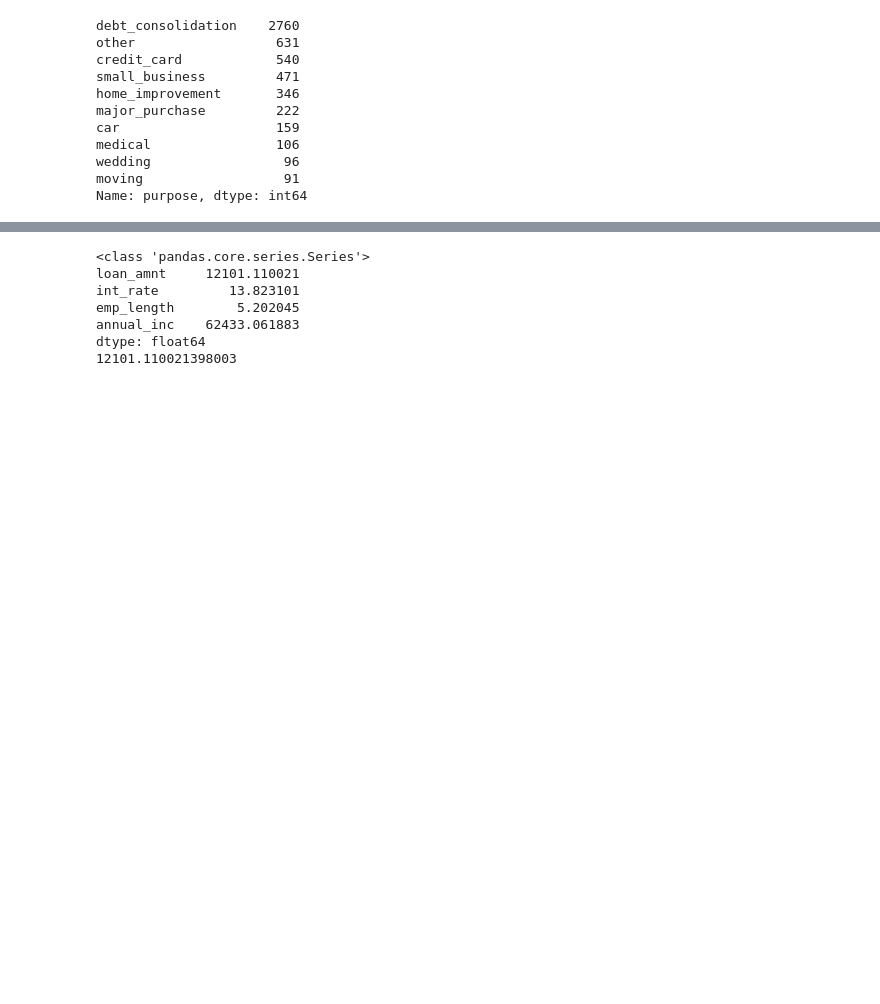
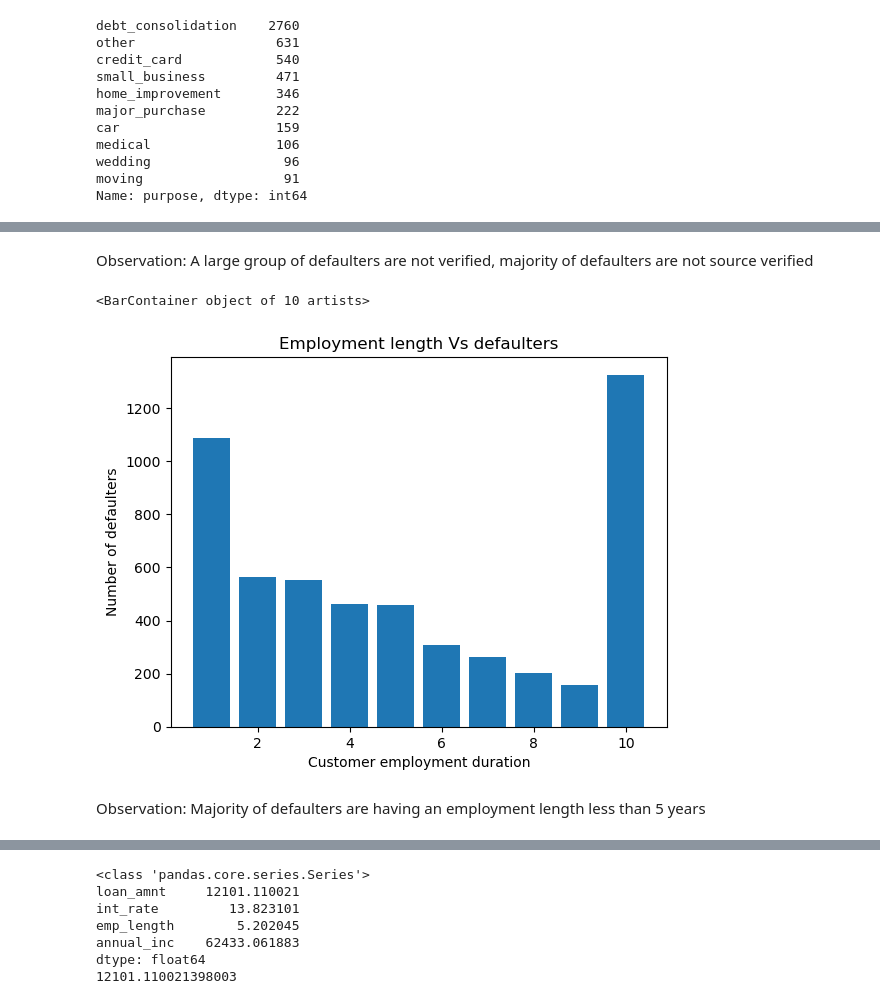
Before and after one commit to kiranp37/LendingClubCaseStudy, a Jupyter notebook: LendingClubCaseStudy.ipynb, the cells around one changed output, grey strips where cells are left out. Saved outputs shown, nothing was run; the diff lists cells and outputs as text; code cells hidden in the pictures; blank space fills up the shorter version.

```diff
--- a/LendingClubCaseStudy.ipynb
+++ b/LendingClubCaseStudy.ipynb
@@ -420,6 +428,6 @@ plt.show()
 # %%
 #% of defaulters out of total
-avg_defaulters = data1.groupby('loan_status').loan_status.count()
+avg_defaulters = loan_data.groupby('loan_status').loan_status.count()
 avg_defaulters.head()
 avg_defaulters['Total'] = avg_defaulters.sum()
 # %%
@@ -447,9 +453,9 @@ plt.bar(x,y,color=['red', 'orange', 'green'])
 # %%
 #Create a business driven derived metric using this - >15000 are high value loans and <15000 as low value loans
 
-data1['loan_value'] = data1.loan_amnt.apply(lambda x: 'high' if x >=15000 else 'low')
+loan_data['loan_value'] = loan_data.loan_amnt.apply(lambda x: 'high' if x >=15000 else 'low')
 
-data1.loan_value.describe()
+loan_data.loan_value.describe()
 # %% [output]
 count     39604
 unique        2
@@ -477,9 +476,9 @@ Annual income varies between 4000 to 60 lakhs which is a huge variance and diffi
 3. high_inc = > 10 lakhs
 # %%
 #Type driven derived variable
-data1['inc_type'] = data1.annual_inc.apply(lambda x: 'high_inc' if x >=1000000 else ('mid_inc' if x>=500000 else 'low_inc'))
+loan_data['inc_type'] = loan_data.annual_inc.apply(lambda x: 'high_inc' if x >=1000000 else ('mid_inc' if x>=500000 else 'low_inc'))
 
-data1.inc_type.describe()
+loan_data.inc_type.describe()
 # %% [output]
 count       39604
 unique          3
@@ -489,8 +490,8 @@ Name: inc_type, dtype: object
 # %%
 #Data driven derived metric -pay ratio:  ratio of total payable amount to loan amount
-data1['pay_ratio'] = (data1.term * data1.installment) / data1.loan_amnt
+loan_data['pay_ratio'] = (loan_data.term * loan_data.installment) / loan_data.loan_amnt
 
-data1.pay_ratio.describe()
+loan_data.pay_ratio.describe()
 # %% [output]
 count    39604.000000
 mean         1.226570
@@ -818,0 +699,22 @@ grouping_charged_off = data1.groupby(by='loan_status').get_group('Charged Off').
+# %% [markdown]
+Observation: A large group of defaulters are not verified, majority of defaulters are not source verified
+# %%
+#Employment length Vs defaulters
+
+emp_duration = loan_data[loan_data.loan_status == 'Charged Off'].emp_length
+emp_duration_dist = emp_duration.value_counts()
+
+plt.title('Employment length Vs defaulters')
+
+x = emp_duration_dist.index.tolist()
+y = emp_duration_dist.values.tolist()
+
+plt.xlabel('Customer employment duration')
+plt.ylabel('Number of defaulters')
+#plt.xticks(rotation=90)
+plt.bar(x,y)
+# %% [output]
+<BarContainer object of 10 artists>
+[figure, added]
+# %% [markdown]
+Observation: Majority of defaulters are having an employment length less than 5 years
```
Also changed, not shown: parts of 110 cells of this notebook.
